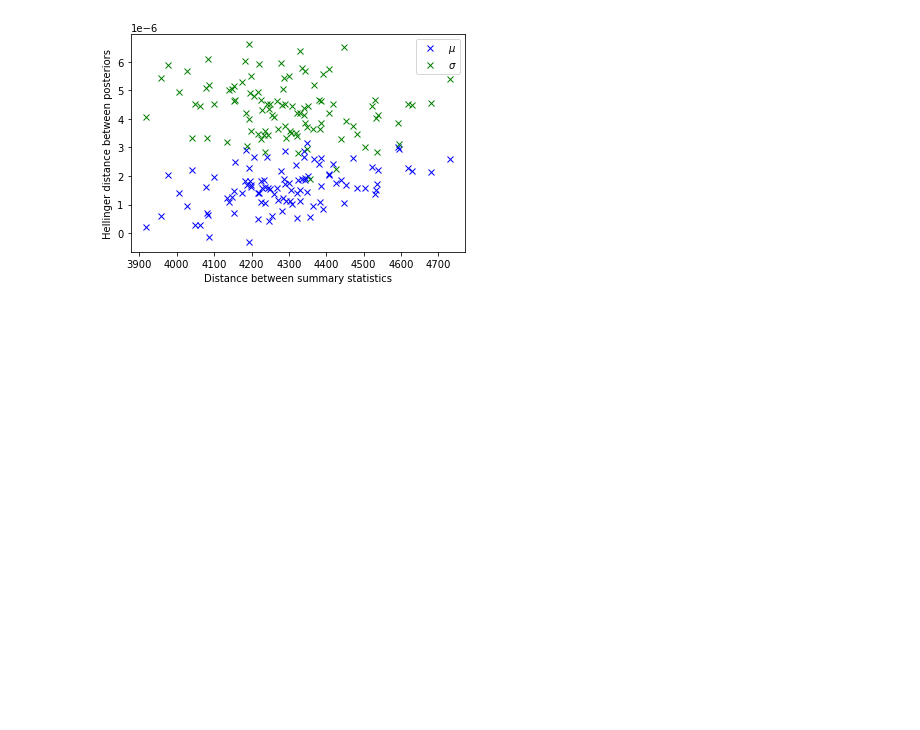
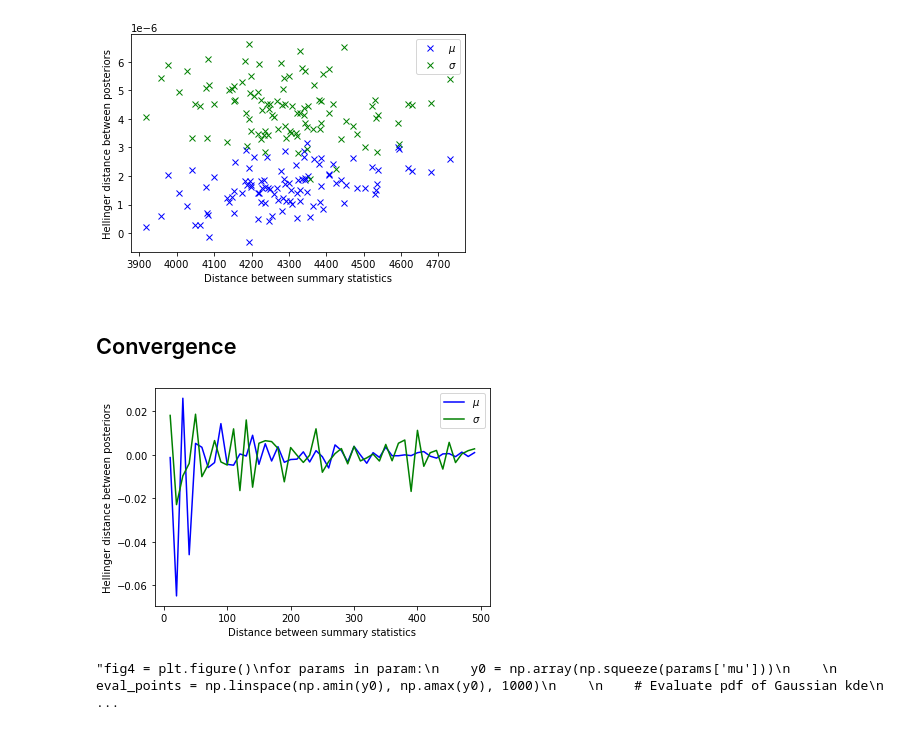
Before and after one commit to jiaao-wang98/Reconciling-Robustness-and-Interpretability-in-Machine-Learning, a Jupyter notebook: Stability.ipynb, the cells around one changed output. Saved outputs shown, nothing was run; the diff lists cells and outputs as text; code cells hidden in the pictures; blank space fills up the shorter version.

Commit message:
Plot convergence.

```diff
--- a/Stability.ipynb
+++ b/Stability.ipynb
@@ -258,3 +258,5 @@ plt.show()
 [figure]
 [figure]
 [figure]
+# %% [markdown]
+## Convergence
@@ -260,0 +317,26 @@ plt.show()
+# %%
+fig3 = plt.figure()
+plt.plot(np.arange(10, 500, 10), hell_mu, 'b', label=r'$\mu$')
+plt.plot(np.arange(10, 500, 10), hell_sigma, 'g', label=r'$\sigma$')
+#print(hell_mu)
+#print(hell_sigma)
+plt.xlabel('Distance between summary statistics')
+plt.ylabel('Hellinger distance between posteriors')
+#plt.title('Histogram of IQ')
+plt.legend()
+plt.savefig('hell4')
+# %% [output]
+[figure, added]
+# %%
+'''fig4 = plt.figure()
+for params in param:
+    y0 = np.array(np.squeeze(params['mu']))
+
+    eval_points = np.linspace(np.amin(y0), np.amax(y0), 1000)
+
+    # Evaluate pdf of Gaussian kde
+    p0 = Gaussian_kde(y0, 0.3, eval_points, True)
+    #p1 = Gaussian_kde(y1, bandwidth, eval_points, False)
+    '''
+# %% [output]
+"fig4 = plt.figure()\nfor params in param:\n    y0 = np.array(np.squeeze(params['mu']))\n    \n    eval_points = np.linspace(np.amin(y0), np.amax(y0), 1000)\n    \n    # Evaluate pdf of Gaussian kde\n ...
```
Also changed, not shown: parts of 1 cell of this notebook, 1 other file.
